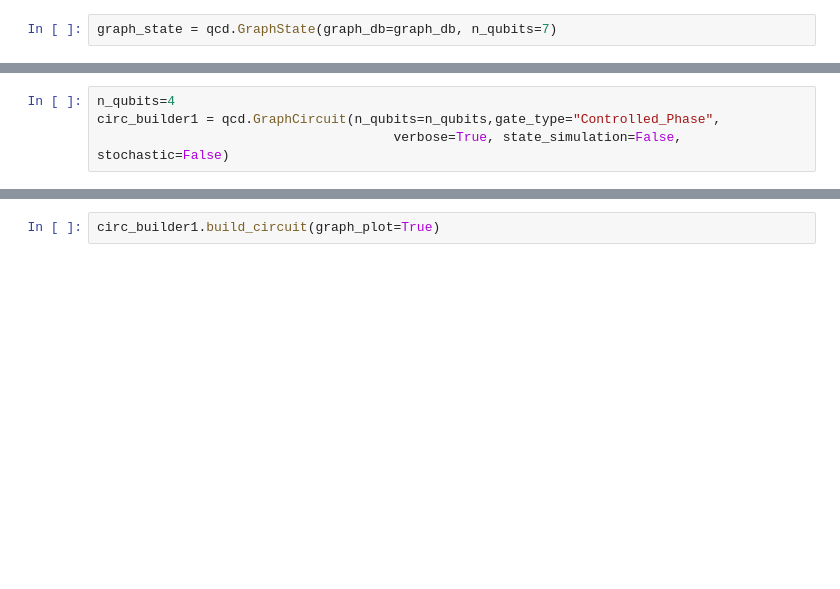
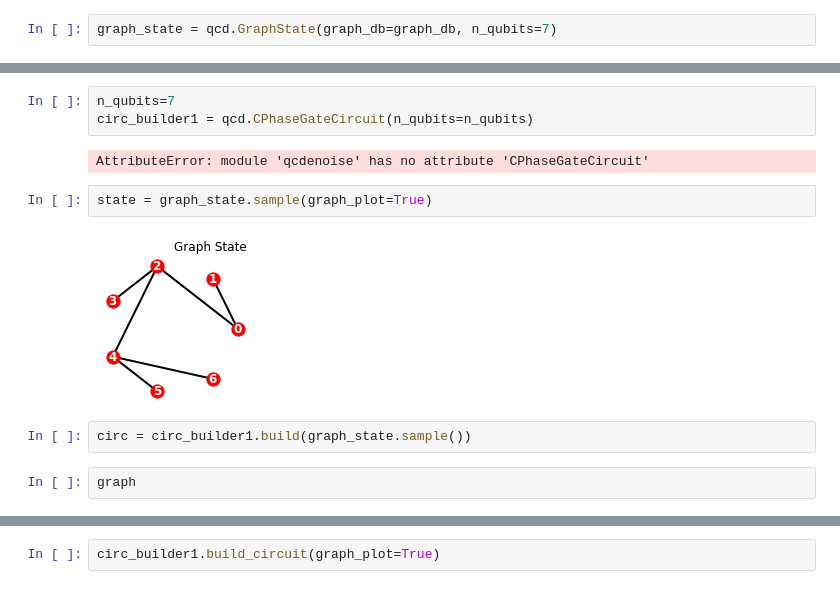
Before and after one commit to nlaanait/qcdenoise, a Jupyter notebook: examples/graph_circuits.ipynb, the cells around one changed output, grey strips where cells are left out. Saved outputs shown, nothing was run; the diff lists cells and outputs as text; blank space fills up the shorter version.

Commit message:
refactoring GraphCircuit

```diff
--- a/examples/graph_circuits.ipynb
+++ b/examples/graph_circuits.ipynb
@@ -60,4 +54,13 @@ qcdenoise.graph_state- 05/12/2021 18:54:47 - DEBUG - graph state iteration=0, ve
 # %%
-n_qubits=4
-circ_builder1 = qcd.GraphCircuit(n_qubits=n_qubits,gate_type="Controlled_Phase",
-                                      verbose=True, state_simulation=False, stochastic=False)
+n_qubits=7
+circ_builder1 = qcd.CPhaseGateCircuit(n_qubits=n_qubits)
+# %% [output]
+AttributeError: module 'qcdenoise' has no attribute 'CPhaseGateCircuit'
+# %%
+state = graph_state.sample(graph_plot=True)
+# %% [output]
+[figure, added]
+# %%
+circ = circ_builder1.build(graph_state.sample())
+# %%
+graph
```
Also changed, not shown: parts of 4 cells of this notebook, 7 other files.
